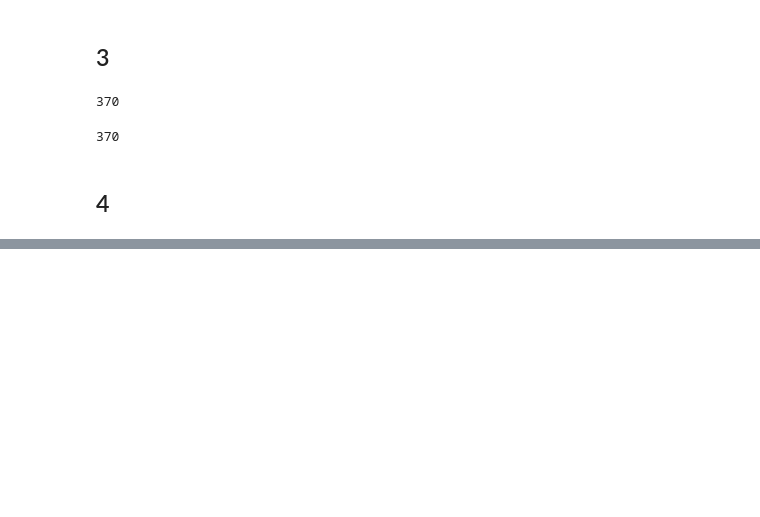
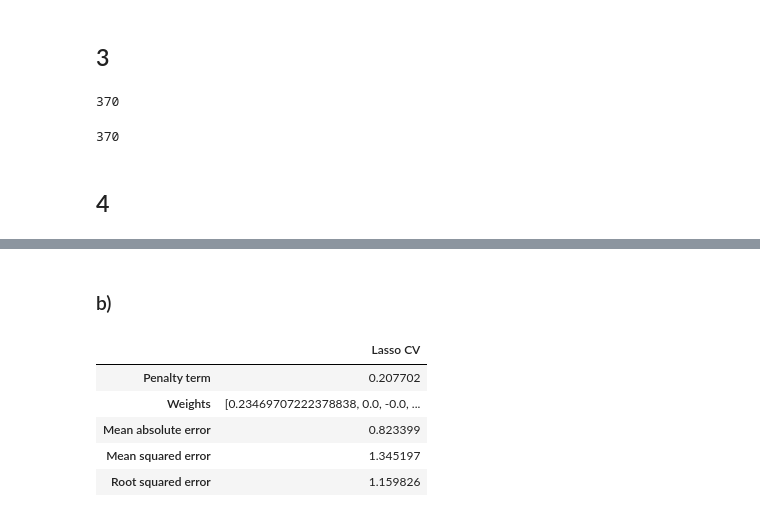
Before and after one commit to felix-tjernberg/machine-learning, a Jupyter notebook: exercises/exercise-3.ipynb, the cells around one changed output, grey strips where cells are left out. Cells and saved outputs as stored; diff of their text form; code cells hidden in the pictures; blank space fills up the shorter version.

```diff
--- a/exercises/exercise-3.ipynb
+++ b/exercises/exercise-3.ipynb
@@ -221,0 +262,18 @@ seaborn.lineplot(data=polynomial_data_frames.T).set(title='RSME loss predicting
+# %% [markdown]
+### b)
+# %%
+train_evaluate_CV_model(
+    X_train_polynomial,
+    X_test_polynomial,
+    y_train,
+    y_test,
+    LassoCV(n_alphas=100, max_iter=10000),
+    "Lasso CV",
+)
+# %% [output]
+|  | Lasso CV |
+| Penalty term | 0.207702 |
+| Weights | [0.23469707222378838, 0.0, -0.0, ... |
+| Mean absolute error | 0.823399 |
+| Mean squared error | 1.345197 |
+| Root squared error | 1.159826 |
```
Also changed, not shown: parts of 9 cells of this notebook.
